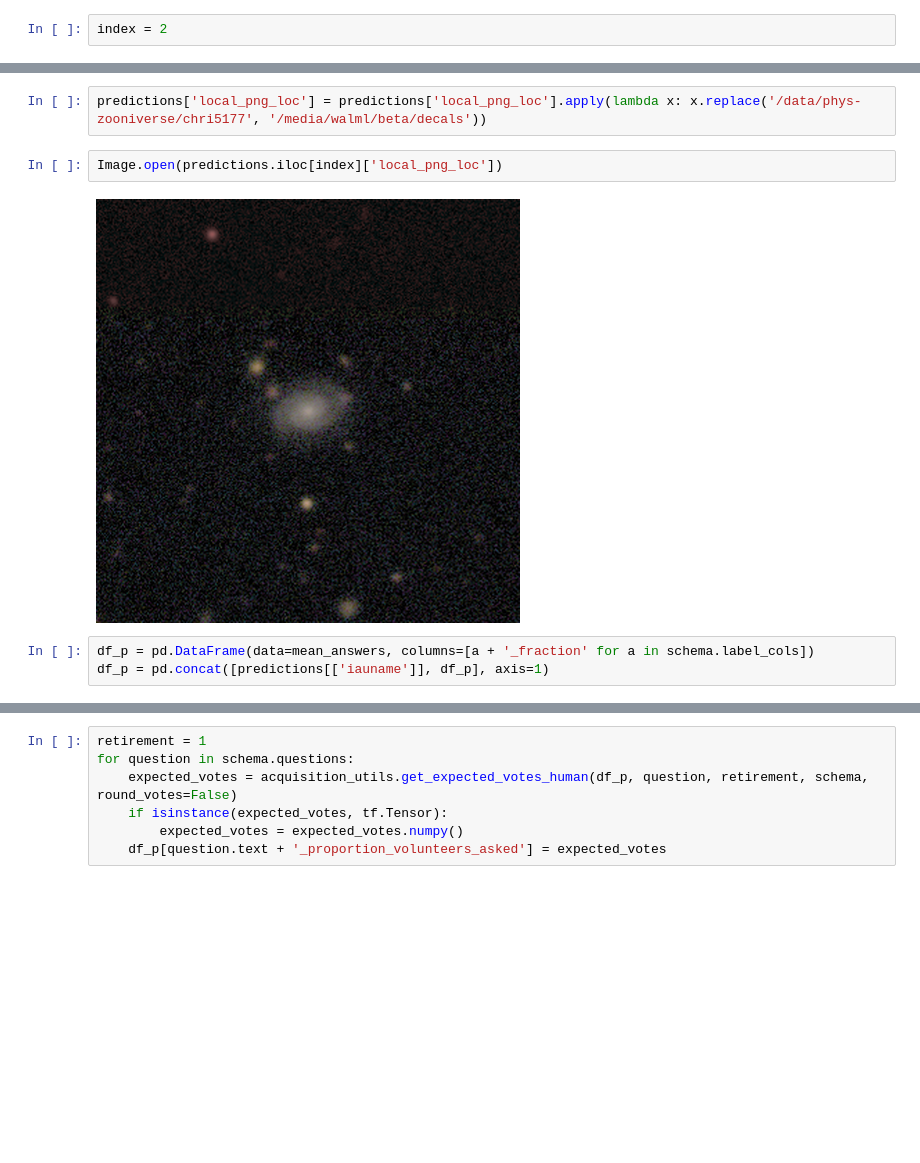
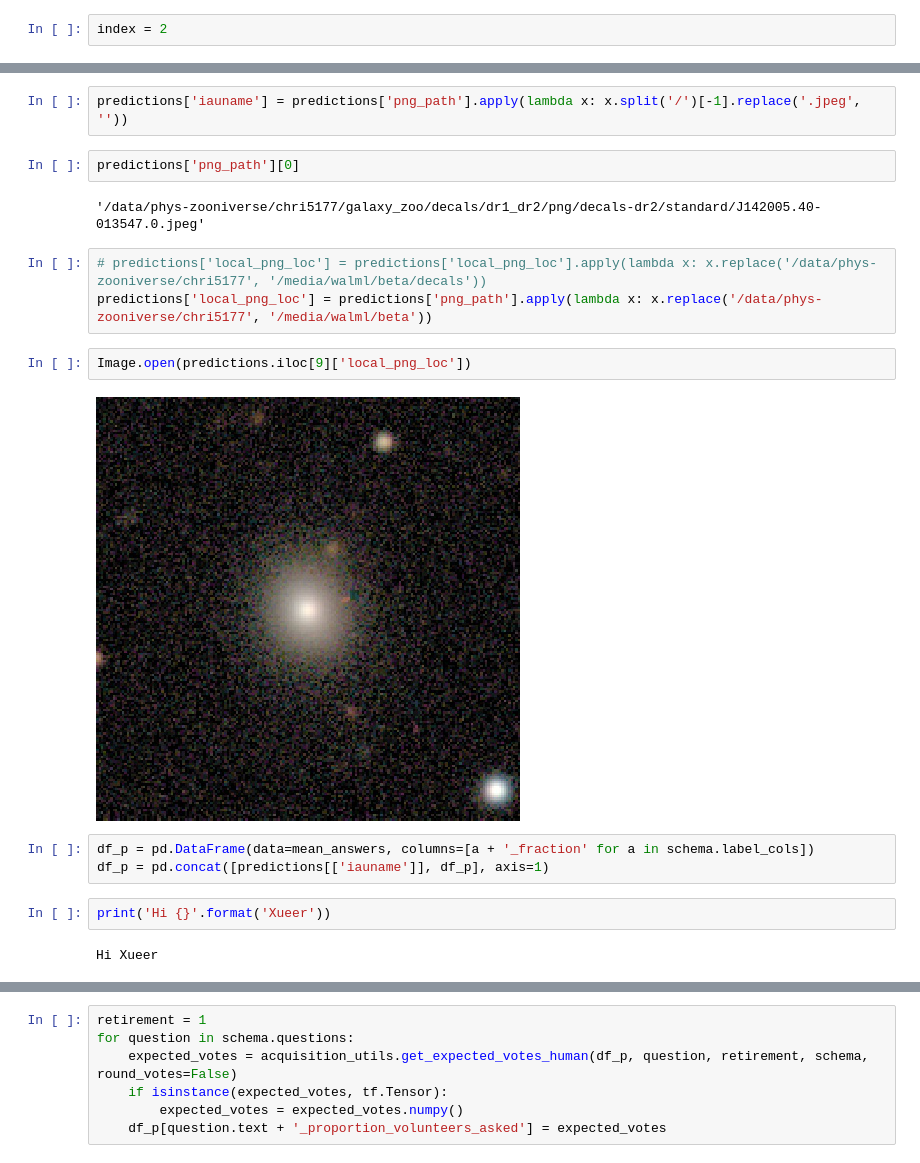
Before and after one commit to colinleach/zoobot, a Jupyter notebook: notebooks/multiq/performance/ml_final_catalog.ipynb, the cells around one changed output, grey strips where cells are left out. Cells and saved outputs as stored; diff of their text form; blank space fills up the shorter version.

```diff
--- a/notebooks/multiq/performance/ml_final_catalog.ipynb
+++ b/notebooks/multiq/performance/ml_final_catalog.ipynb
@@ -126,12 +127,23 @@ merging_merger: 0.03
+# %%
+predictions['iauname'] = predictions['png_path'].apply(lambda x: x.split('/')[-1].replace('.jpeg', ''))
+# %%
+predictions['png_path'][0]
+# %% [output]
+'/data/phys-zooniverse/chri5177/galaxy_zoo/decals/dr1_dr2/png/decals-dr2/standard/J142005.40-013547.0.jpeg'
 # %%
-predictions['local_png_loc'] = predictions['local_png_loc'].apply(lambda x: x.replace('/data/phys-zooniverse/chri5177', '/media/walml/beta/decals'))
+# predictions['local_png_loc'] = predictions['local_png_loc'].apply(lambda x: x.replace('/data/phys-zooniverse/chri5177', '/media/walml/beta/decals'))
+predictions['local_png_loc'] = predictions['png_path'].apply(lambda x: x.replace('/data/phys-zooniverse/chri5177', '/media/walml/beta'))
 # %%
-Image.open(predictions.iloc[index]['local_png_loc'])
+Image.open(predictions.iloc[9]['local_png_loc'])
 # %% [output]
-[figure, old version]
+[figure, new version]
 # %%
 df_p = pd.DataFrame(data=mean_answers, columns=[a + '_fraction' for a in schema.label_cols])
 df_p = pd.concat([predictions[['iauname']], df_p], axis=1)
+# %%
+print('Hi {}'.format('Xueer'))
+# %% [output]
+Hi Xueer
 # %%
 df_p
 # %% [output]
```
Also changed, not shown: parts of 35 cells of this notebook, 1 other file.
